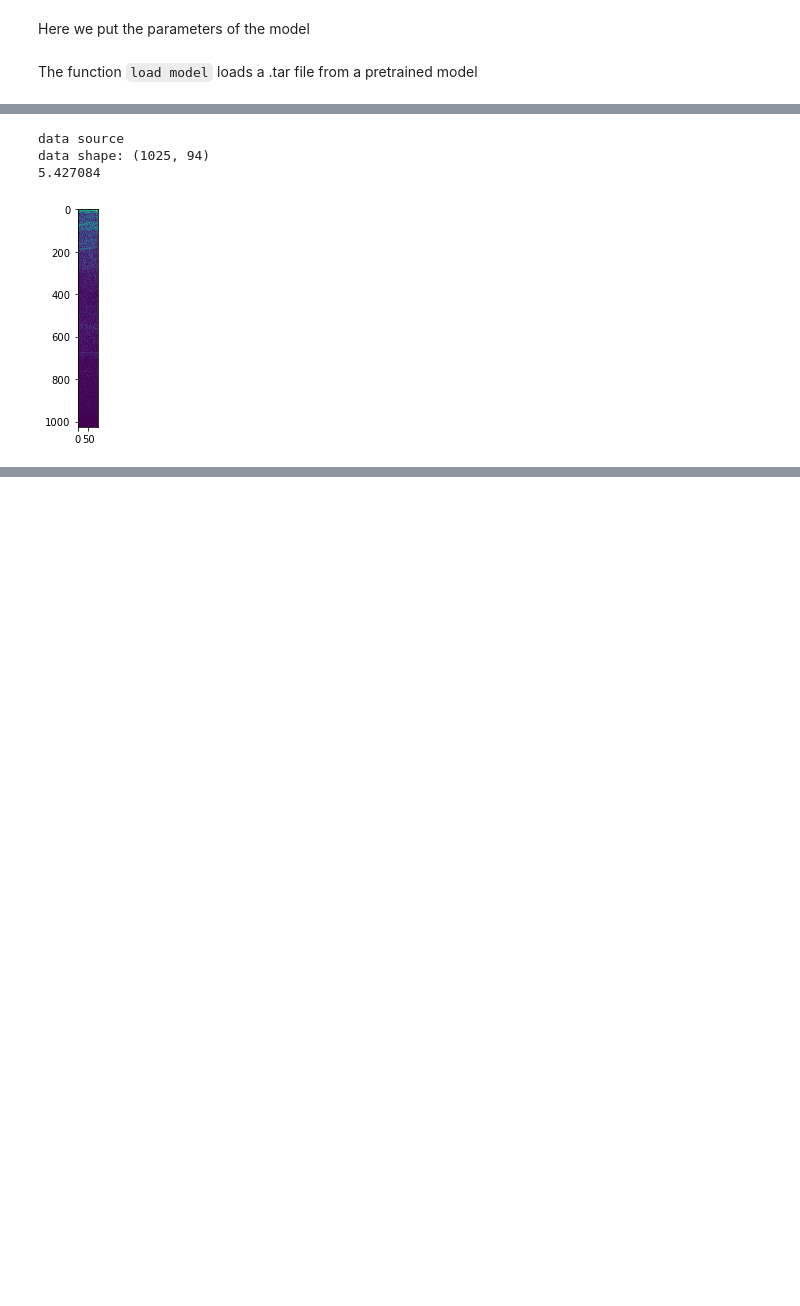
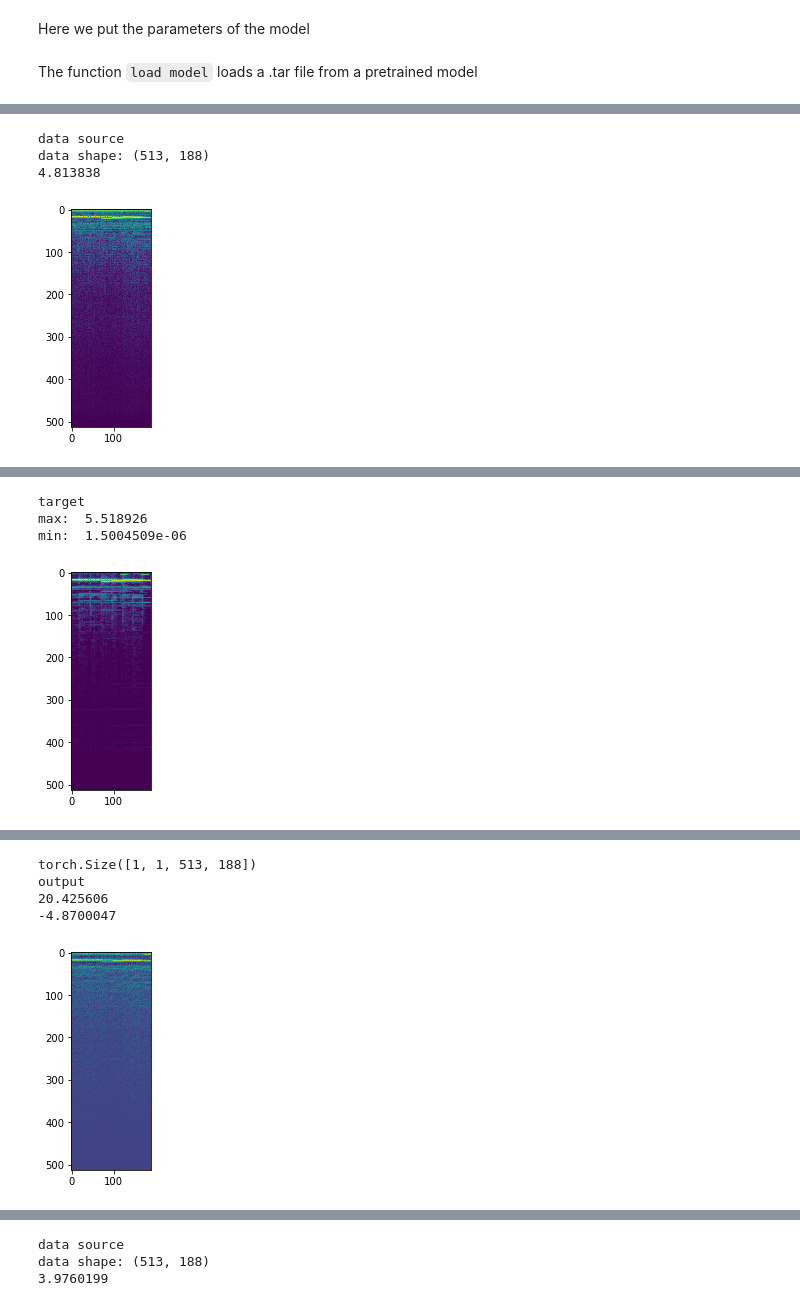
Before and after one commit to tomhirsh/Denoising-drone-rotors, a Jupyter notebook: Inference_Sound.ipynb, the cells around one changed output, grey strips where cells are left out. Saved outputs shown, nothing was run; the diff lists cells and outputs as text; code cells hidden in the pictures; blank space fills up the shorter version.

```diff
--- a/Inference_Sound.ipynb
+++ b/Inference_Sound.ipynb
@@ -70,7 +70,7 @@ def load_model(model,checkpoint):
     # load params
     model.load_state_dict(new_state_dict, strict=False) #strict false in case the loaded doesn't have alll variables like running mean
 # %%
-model = DenoisingNet(in_channels=2, num_denoise_layers=num_denoise_layers, quant=quant , noise=inject_noise, bitwidth=quant_bitwidth, quant_epoch_step=quant_epoch_step,
+model = DenoisingNet(in_channels=1, num_denoise_layers=num_denoise_layers, quant=quant , noise=inject_noise, bitwidth=quant_bitwidth, quant_epoch_step=quant_epoch_step,
                          act_noise=inject_act_noise , act_bitwidth= act_bitwidth , act_quant=act_quant, use_cuda=(gpus is not None), quant_start_stage=quant_start_stage,
                          weight_relu=weight_relu, weight_grad_after_quant=weight_grad_after_quant, random_inject_noise = random_inject_noise
                          , step=step, wrpn=wrpn)
@@ -78,7 +78,7 @@ model.cuda()
 device = 'cuda:' + str(0)
 torch.cuda.set_device(0)
 
-checkpoint_file = "/home/simon/denoise/Denoising-drone-rotors/output/2019-05-22_12-22-02/checkpoint.pth.tar" # checkpoint location
+checkpoint_file = "/home/simon/denoise/Denoising-drone-rotors/2019-05-24_13-42-18/checkpoint.pth.tar" # checkpoint location
 if os.path.isfile(checkpoint_file):
     print("loading checkpoint {}".format(checkpoint_file))
     checkpoint = torch.load(checkpoint_file, map_location=device)
@@ -103,7 +101,7 @@ loading checkpoint /home/simon/denoise/Denoising-drone-rotors/output/2019-05-22_
 
 # with RPM ##########################
 
-trainset = AudioGenDataset("/home/simon/denoise/dataset/generator/", train=True, dataset_size=100, add_rpm=True)
+trainset = AudioGenDataset("/home/simon/denoise/dataset/generator/", train=True, dataset_size=5, add_rpm=False)
 train_loader = torch.utils.data.DataLoader(trainset, batch_size=1, shuffle=True, num_workers=num_workers)
 
 # testset = AudioGenDataset("/home/simon/denoise/dataset/generator/", train=False, dataset_size=100, add_rpm=True)
@@ -167,8 +139,8 @@ def unbias_image(img):
 
 # Run inference
 loader = test_loader
-N_CHANNELS = 1025
-N_FFT = 2048
+N_CHANNELS = 513
+N_FFT = 1024
 fs = 48000
 n = 5
 
@@ -201,8 +173,8 @@ def to_image(data):
     img = data.data.cpu().squeeze(0).squeeze(0).numpy()
     if img.shape[0] == 2:
         img = img[0,:,:]
-#     img = np.clip(img, 0 , img.max())
-    img = abs(img)
+#     img = np.clip(img, 0 , 5.0)
+#     img = abs(img)
     return img
 
 for batch_idx, (data, target, fname) in enumerate(tqdm(loader)):
@@ -222,37 +194,35 @@ for batch_idx, (data, target, fname) in enumerate(tqdm(loader)):
     print("target")
     target_image = to_image(target)
     print("max: ", target_image.max())
     print("min: ", target_image.min())
     plt.imshow(target_image, interpolation='nearest')
     plt.show()
     t = spectogram_to_wav(target_image, N_CHANNELS, N_FFT, fs, dst_path='/home/simon/denoise/dataset/data/target_{}.wav'.format(batch_idx))
     ipd.display(ipd.Audio(t, rate=fs)) # load a NumPy array
 
     # infer noisy sample
     if gpus is not None:
         data, target = data.cuda(non_blocking=True), target.cuda(non_blocking=True)
 
     with torch.no_grad():
         data, target = Variable(data), Variable(target)
 
     print(data.shape)
-    print("rpm: ", data[0,1,0,0])
+#     print("rpm: ", data[0,1,0,0])
     output = model(data)
-#     output *= 1.0 / output.max()
-#     output = torch.sigmoid(output)
-#     np_output = unbias_image(output).squeeze(0)
     np_output = to_image(output)
     # display infered sample
     print("output")
     print(np_output.max())
     print(np_output.min())
+#     np_output = np.clip(np_output)
     plt.imshow(np_output, interpolation='nearest')
     plt.show()
     dst_file_path = '/home/simon/denoise/dataset/data/test_{}.wav'.format(batch_idx)
     x = spectogram_to_wav(np_output, N_CHANNELS, N_FFT, fs, dst_path=dst_file_path)
     ipd.display(ipd.Audio(x, rate=fs))
 # %% [output]
 data source
-data shape: (1025, 94)
-5.427084
+data shape: (513, 188)
+4.813838
-[figure, old version]
+[figure, new version]
@@ -258,0 +230,4 @@ data shape: (1025, 94)
+target
+max:  5.518926
+min:  1.5004509e-06
+[figure, added]
@@ -258,0 +235,5 @@ data shape: (1025, 94)
+torch.Size([1, 1, 513, 188])
+output
+20.425606
+-4.8700047
+[figure, added]
@@ -258,0 +241,3 @@ data shape: (1025, 94)
+data source
+data shape: (513, 188)
+3.9760199
```
Also changed, not shown: parts of 3 cells of this notebook, 6 other files.
